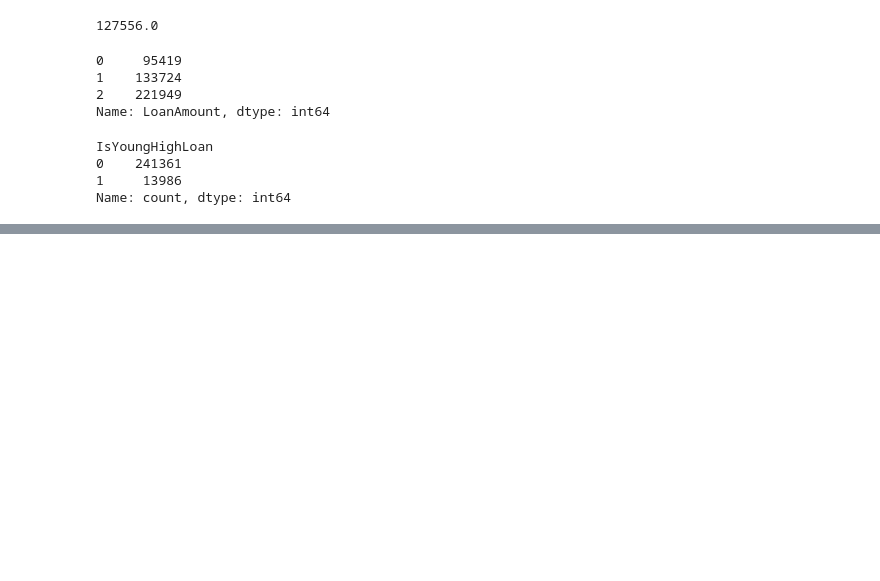
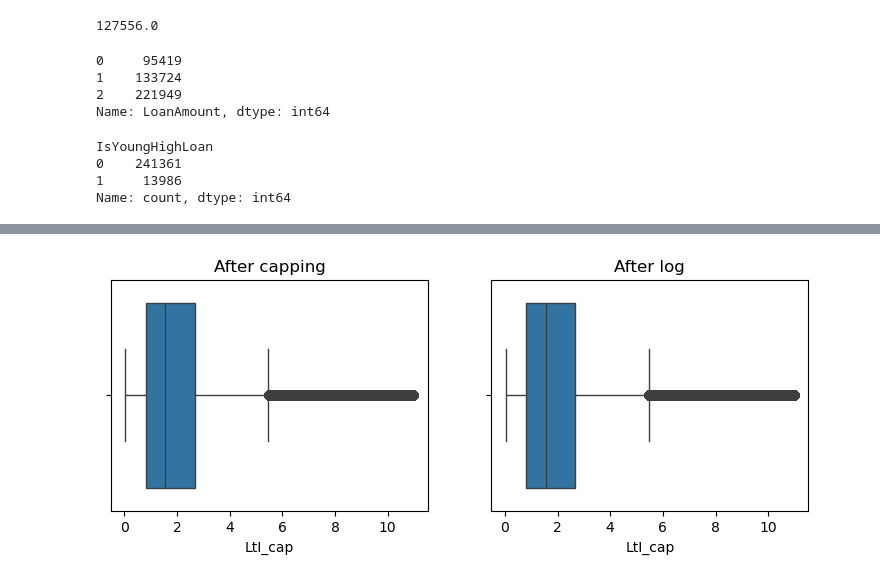
Before and after one commit to Sehajpannu01/loan-risk-fastapi-mlflow, a Jupyter notebook: notebooks/EDA & Data Wrangling.ipynb, the cells around one changed output, grey strips where cells are left out. Saved outputs shown, nothing was run; the diff lists cells and outputs as text; code cells hidden in the pictures; blank space fills up the shorter version.

```diff
--- a/notebooks/EDA & Data Wrangling.ipynb
+++ b/notebooks/EDA & Data Wrangling.ipynb
@@ -207,0 +325,5 @@ Name: count, dtype: int64
+# %%
+cap = 10.98 # already computed above
+data['LtI_cap'] = np.where(data['LoantoIncomeRatio'] > cap,cap,data['LoantoIncomeRatio'])
+# %%
+data['LtI_log'] = np.log1p(data['LtI_cap'])
@@ -207,0 +341,7 @@ Name: count, dtype: int64
+# %%
+fig, ax = plt.subplots(1,2, figsize=(9,3))
+sns.boxplot(x=data['LtI_cap'], ax=ax[0]); ax[0].set_title('After capping')
+sns.boxplot(x=data['LtI_cap'], ax=ax[1]); ax[1].set_title('After log')
+plt.show()
+# %% [output]
+[figure, added]
```
Also changed, not shown: parts of 30 cells of this notebook, 4 other files.
